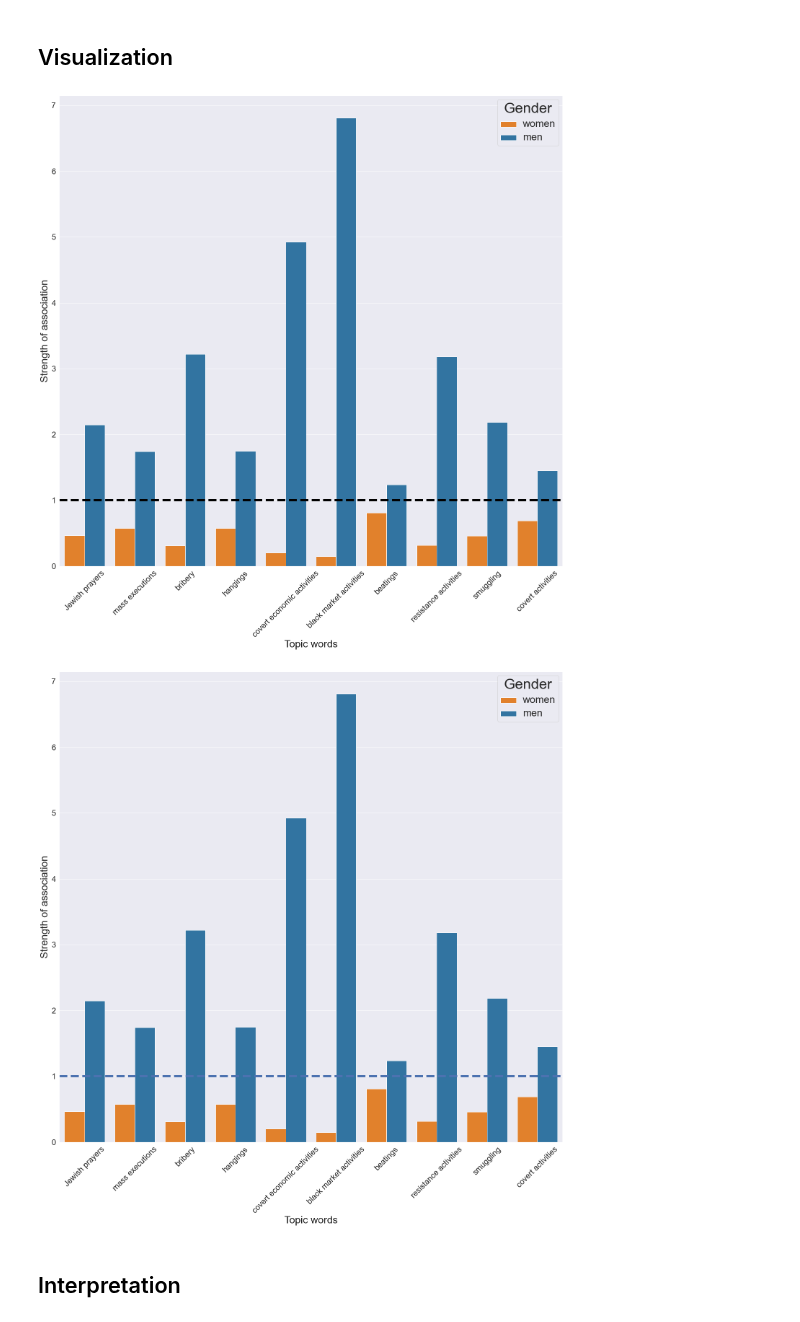
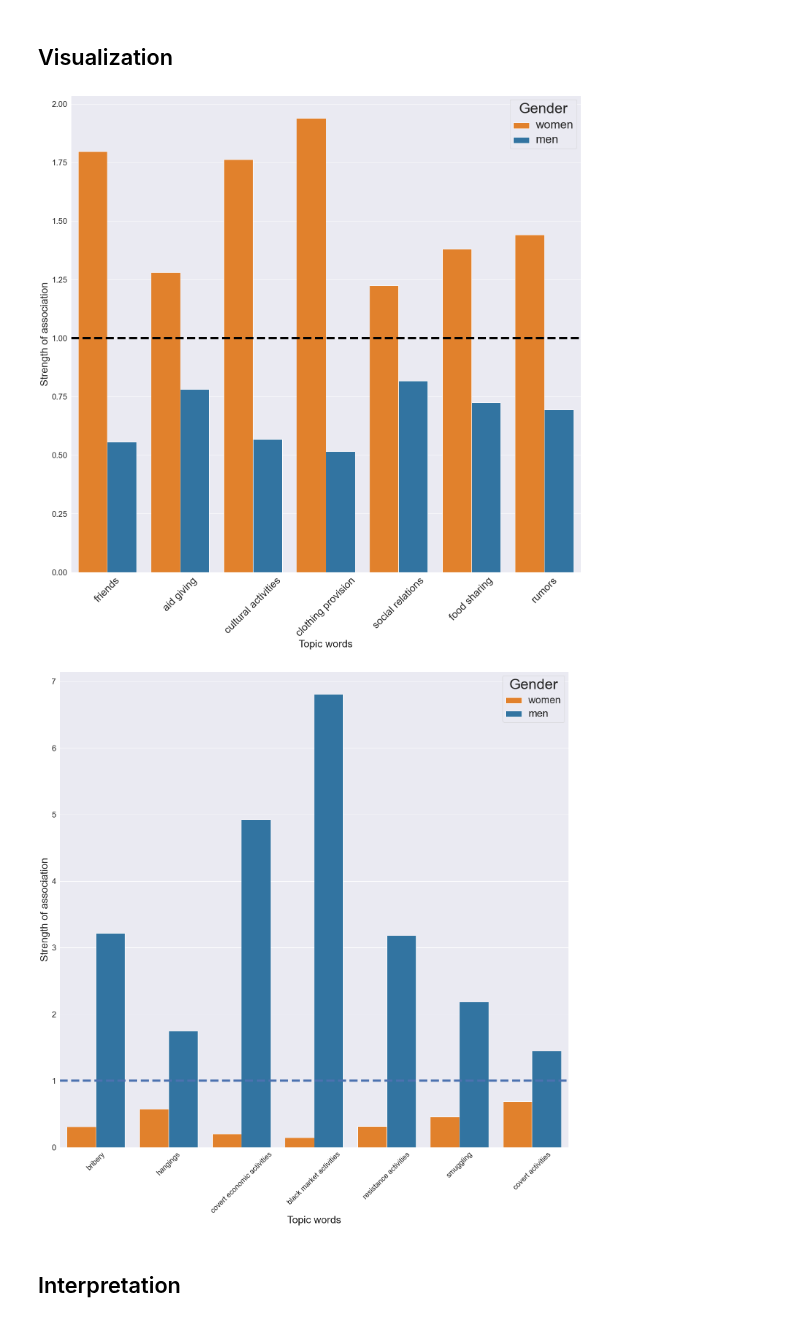
Before and after one commit to toth12/vha_auschwitz_report, a Jupyter notebook: notebooks/2_Significance_Sociability_Solidarity_Women_Men.ipynb, the cells around one changed output. Saved outputs shown, nothing was run; the diff lists cells and outputs as text; code cells hidden in the pictures.

```diff
--- a/notebooks/2_Significance_Sociability_Solidarity_Women_Men.ipynb
+++ b/notebooks/2_Significance_Sociability_Solidarity_Women_Men.ipynb
@@ -188,7 +188,7 @@ display (df_fisher[df_fisher.topic_word=="clothing provision"])
 # %% [markdown]
 ## Visualization
 # %%
-relevant_terms = ["food sharing","friends","social relations","aid giving","clothing provision","metaphysical experiences","rumors","cultural activities"]
+relevant_terms = ["food sharing","friends","social relations","aid giving","clothing provision","rumors","cultural activities"]
 plot_table = df_fisher[df_fisher.topic_word.isin(relevant_terms)][['topic_word','complete_w','complete_m']]
 # %%
 plot_table = plot_table.rename(columns={"complete_w": "women", "complete_m": "men"})
@@ -199,30 +199,29 @@ plot_table = plot_table.rename(columns={"variable": "Gender"})
 # %%
 import seaborn as sns
 import matplotlib.pyplot as plt
 
 palette ={"women": "#ff7f0e", "men": "#1f77b4"}
 sns.set(font_scale=2)
 plt.figure(figsize=(25, 24))
 chart = sns.barplot(x="topic_word",
             y="value",
             hue="Gender",
             data=plot_table,palette=palette)
-zz`
+
 #ax1, ax2 = chart.axes
 
 chart.axhline(1,linestyle="--",linewidth=6,c='black')
+plt.ylabel("Strength of association", size=28)
+plt.xlabel("Topic words", size=28)
 
-
-plt.setp(chart.get_legend().get_texts(), fontsize='28') # for legend text
+plt.setp(chart.get_legend().get_texts(), fontsize='32') # for legend text
 plt.setp(chart.get_legend().get_title(), fontsize='40')
-chart = chart.set_xticklabels(chart.get_xticklabels(), rotation=45)
+chart = chart.set_xticklabels(chart.get_xticklabels(), rotation=45,fontsize=28)
 plt.savefig("Figure_2.png")
 # %% [output]
-[figure, old version]
+[figure, new version]
 # %%
-relevant_terms = ["black market activities","covert economic activities","bribery","smuggling",""
-,"resistance activities","Jewish prayers","hangings",
-"mass executions","covert activities","beatings"]
+relevant_terms = ["black market activities","covert economic activities","bribery","smuggling","resistance activities","hangings","covert activities"]
 plot_table = df_fisher[df_fisher.topic_word.isin(relevant_terms)][['topic_word','complete_w','complete_m']]
 
 plot_table = plot_table.rename(columns={"complete_w": "women", "complete_m": "men"})
@@ -246,9 +245,9 @@ plt.xlabel("Topic words", size=28)
 chart.axhline(1,linestyle="--",linewidth=6)
 plt.setp(chart.get_legend().get_texts(), fontsize='28') # for legend text
 plt.setp(chart.get_legend().get_title(), fontsize='40')
-chart = chart.set_xticklabels(chart.get_xticklabels(), rotation=45)
+chart = chart.set_xticklabels(chart.get_xticklabels(), rotation=45,fontsize=20)
 # %% [output]
-[figure, old version]
+[figure, new version]
 # %% [markdown]
 ## Interpretation
 # %% [markdown]
```
Also changed, not shown: 42 other files.
